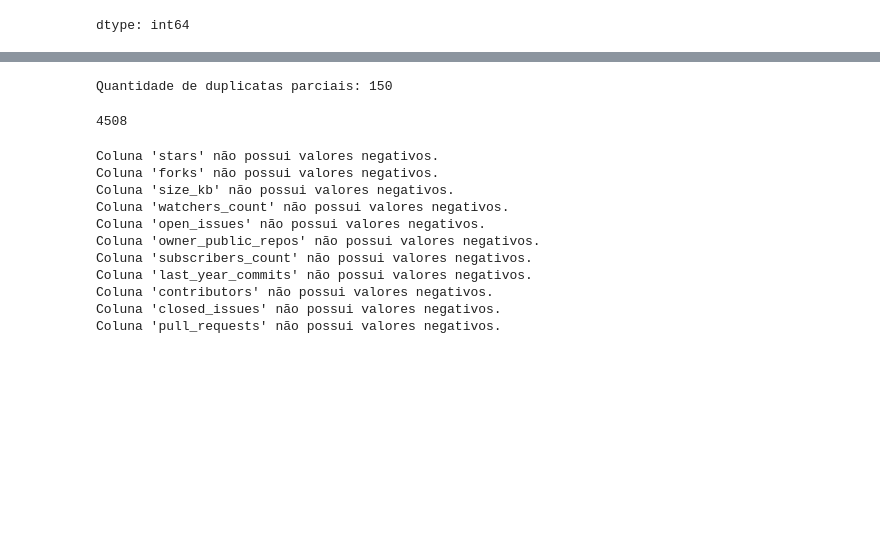
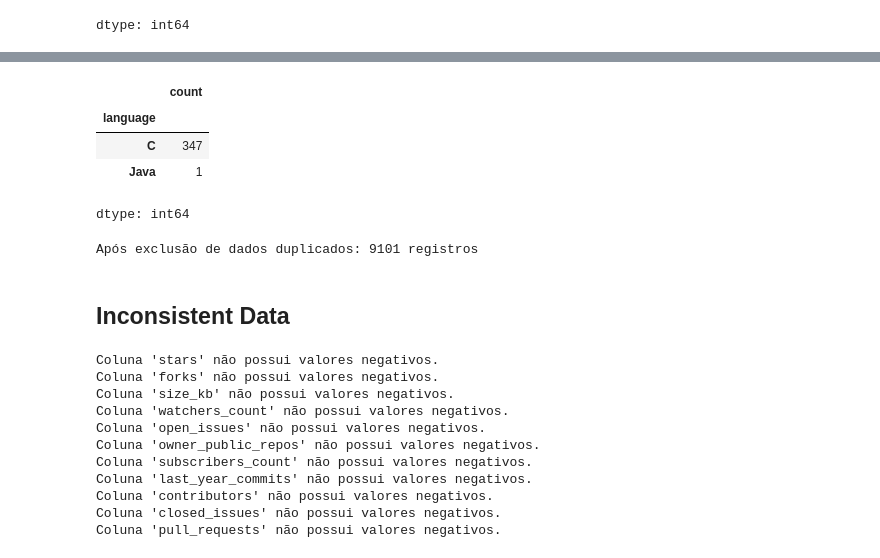
Before and after one commit to LucasjsSilva/data-set-repositorios, a Jupyter notebook: notebooks/req3.ipynb, the cells around one changed output, grey strips where cells are left out. Drawn from its saved outputs; the diff is of its cells as text; code cells hidden in the pictures; blank space fills up the shorter version.

```diff
--- a/notebooks/req3.ipynb
+++ b/notebooks/req3.ipynb
@@ -12,0 +55,5 @@ df.head()
+# %%
+# Handle missing values:
+df = df[df['language'].notnull()]
+
+df['owner_location'].fillna('Not informed', inplace=True)
@@ -31,5 +89,3 @@ df.isnull().sum()
 | closed_issues | 0 |
 | pull_requests | 0 |
 dtype: int64
-# %%
-df['owner_location'].fillna('Não Informado', inplace=True)
@@ -69,5 +100,0 @@ Quantidade de duplicatas completas: 142
-# %%
-df_parcial_duplicated = df[df.duplicated(subset=['name', 'owner', 'created_at'])]
-print(f"Quantidade de duplicatas parciais: {df_parcial_duplicated.shape[0]}")
-# %% [output]
-Quantidade de duplicatas parciais: 150
@@ -76,4 +100,0 @@ df_without_duplicates = df.drop_duplicates()
-# %%
-len(df_without_duplicates)
-# %% [output]
-4508
@@ -86 +101,18 @@ numeric_columns = [
+# %%
+df_duplicated['language'].value_counts()
+# %% [output]
+|  | count |
+| language |  |
+| C | 347 |
+| Java | 1 |
+dtype: int64
+# %%
+# Remove all identified duplicate rows from the DataFrame.
+df = df.drop_duplicates()
+
+print(f'Após exclusão de dados duplicados: {len(df)} registros')
+# %% [output]
+Após exclusão de dados duplicados: 9101 registros
+# %% [markdown]
+## Inconsistent Data
 # %%
```
Also changed, not shown: parts of 22 cells of this notebook.
